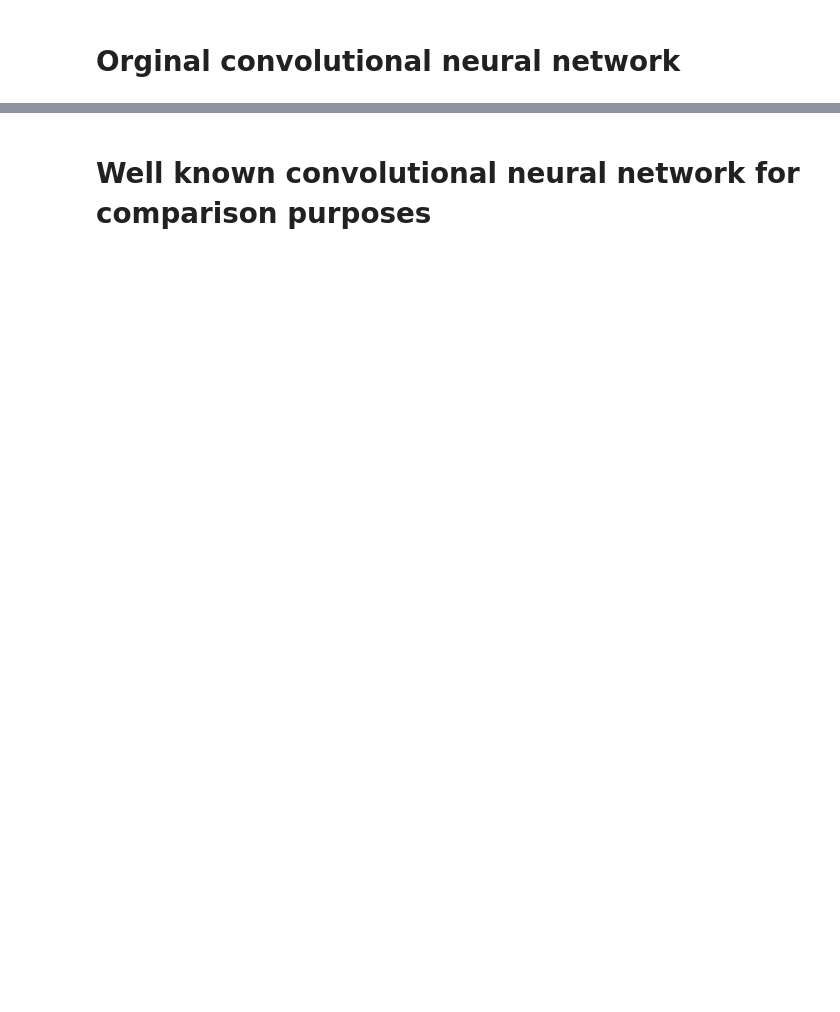
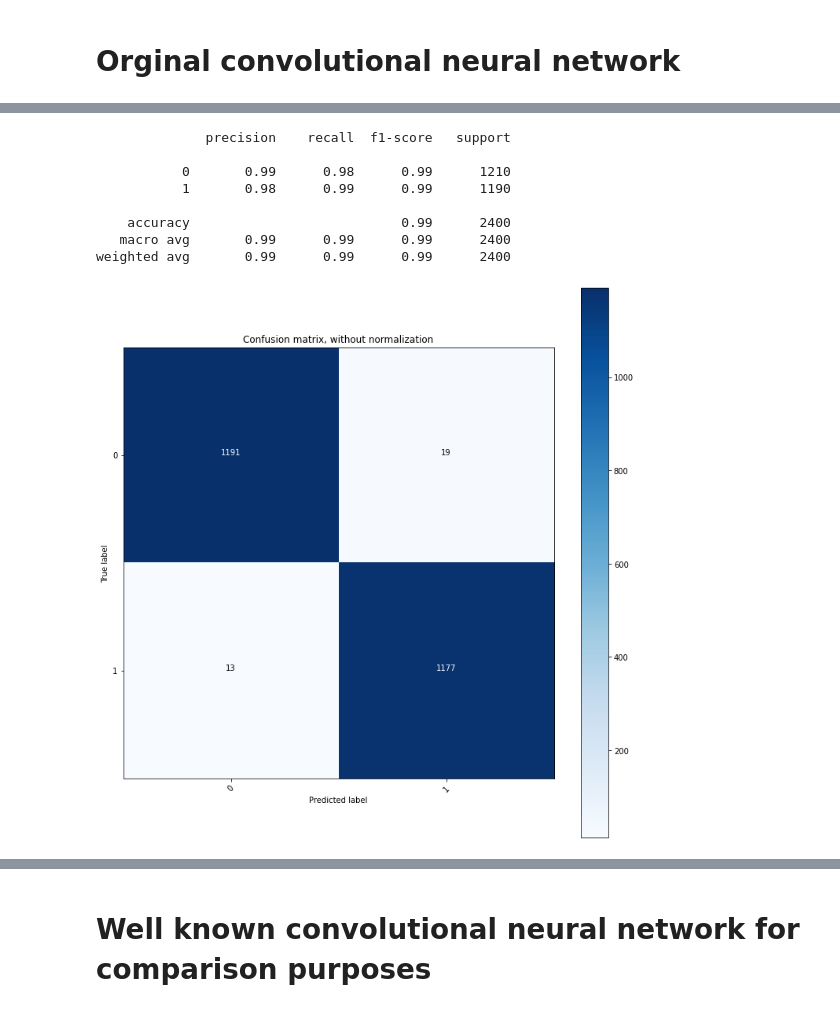
Before and after one commit to Ruanvans/ECG-classification-using-deep-learning, a Jupyter notebook: ptbd_models.ipynb, the cells around one changed output, grey strips where cells are left out. Drawn from its saved outputs; the diff is of its cells as text; code cells hidden in the pictures; blank space fills up the shorter version.

```diff
--- a/ptbd_models.ipynb
+++ b/ptbd_models.ipynb
@@ -400,15 +432,25 @@ model_evalutation(history, test, y_test, model)
 # %%
-y_pred = model_1.predict(Xc_test, batch_size=1000)
+y_pred = model_2.predict(Xc_test, batch_size=1000)
 print(classification_report(y_test.argmax(axis=1), y_pred.argmax(axis=1)))
 
 # Compute confusion matrix
 cnf_matrix = confusion_matrix(y_test.argmax(axis=1), y_pred.argmax(axis=1))
 np.set_printoptions(precision=2)
 
 # Plot non-normalized confusion matrix
 plt.figure(figsize=(10, 10))
 plot_confusion_matrix(cnf_matrix, classes=['0','1'],
                       title='Confusion matrix, without normalization')
 plt.show()
+# %% [output]
+              precision    recall  f1-score   support
+
+           0       0.99      0.98      0.99      1210
+           1       0.98      0.99      0.99      1190
+
+    accuracy                           0.99      2400
+   macro avg       0.99      0.99      0.99      2400
+weighted avg       0.99      0.99      0.99      2400
+[figure, added]
 # %%
 y = y
```
Also changed, not shown: parts of 23 cells of this notebook.
